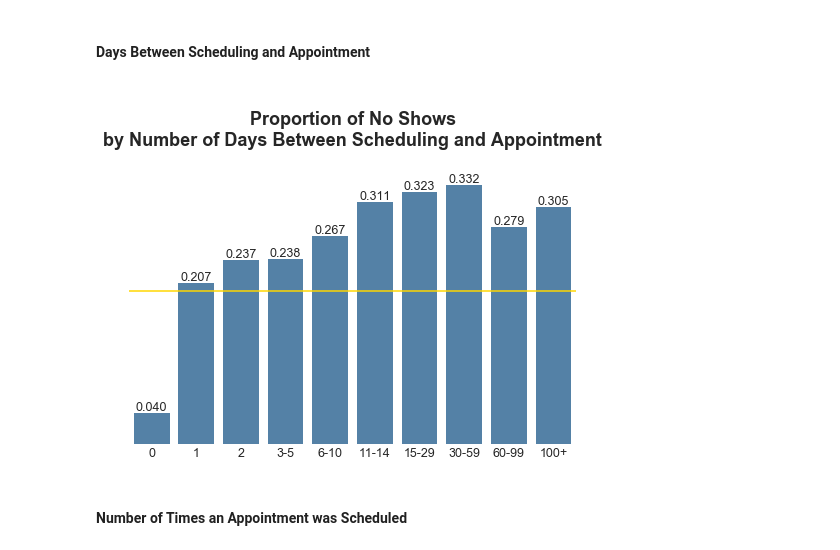
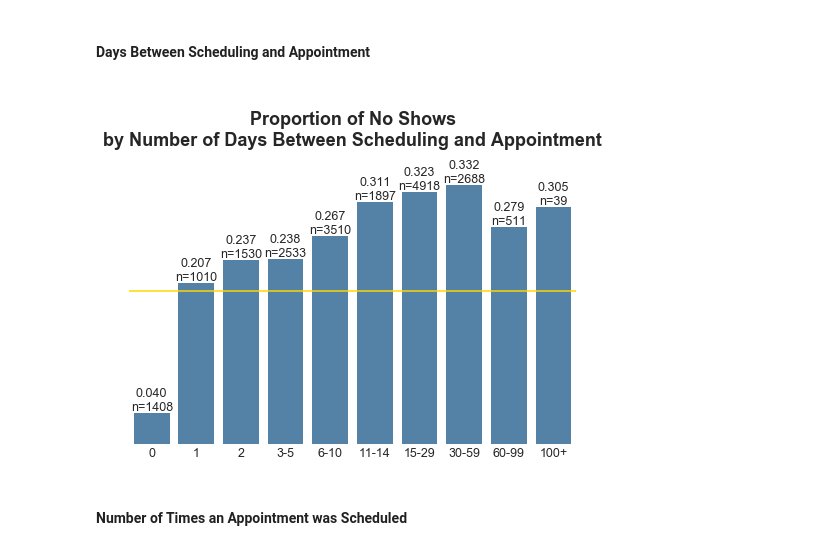
Before and after one commit to jaclynrich/appt-no-show, a Jupyter notebook: appt-no-show.ipynb, the cells around one changed output. Cells and saved outputs as stored; diff of their text form; code cells hidden in the pictures.

Commit message:
feat: add counts to by attendance proportion plots

```diff
--- a/appt-no-show.ipynb
+++ b/appt-no-show.ipynb
@@ -1456,15 +1466,17 @@ for ax in axes.reshape(-1):
         ax.set(xticklabels=['No', 'Yes'])
         ax.set(xlabel = xlabels[i], ylabel = '')
     if i == 2:
-        ax.set_title('\n' + ' '*30 + 'Patient Characteristics by Proportion of No Shows\n\n', fontsize = 18,
+        ax.set_title('\n' + ' '*30 + 'Proportion of No Shows by Patient Characteristics\n\n', fontsize = 18,
                      fontweight = 'bold')
-    i += 1
 
+    j = 0
     for p in ax.patches:
         height = p.get_height()
         ax.text(p.get_x() + p.get_width()/2.,
                 height + 0.01,
-                '{:0.3f}'.format(height),
+                '{:0.3f}\nn={}'.format(height, freqs_labels[fields[i]][j]),
                 ha="center")
+        j +=1
+    i += 1
 plt.show()
 # %% [output]
@@ -1495,12 +1507,14 @@ plt.ylabel('')
 ax.set(yticklabels='')
 plt.axhline(y=no_show_rate, color = 'gold')
 
+j = 0
 for p in ax.patches:
     height = p.get_height()
     ax.text(p.get_x() + p.get_width()/2.,
             height + 0.01,
-            '{:0.3f}'.format(height),
+            '{:0.3f}\nn={}'.format(height, freqs_labels['NumHandicaps'][j]),
             ha="center")
+    j +=1
 
 plt.show();
 # %% [output]
@@ -1545,12 +1559,14 @@ plt.ylabel('')
 ax.set(yticklabels='')
 plt.axhline(y=no_show_rate, color = 'gold')
 
+j = 0
 for p in ax.patches:
     height = p.get_height()
     ax.text(p.get_x() + p.get_width()/2.,
             height + 0.003,
-            '{:0.3f}'.format(height),
+            '{:0.3f}\nn={}'.format(height, freqs_labels['DayOfWeek'][j]),
             ha="center")
+    j +=1
 
 plt.title('\nProportion of No Shows\nby Day of Week of Appointment\n', fontsize = 18, fontweight = 'bold');
 # %% [output]
@@ -1567,12 +1583,14 @@ plt.ylabel('')
 ax.set(yticklabels='')
 plt.axhline(y=no_show_rate, color = 'gold')
 
+j = 0
 for p in ax.patches:
     height = p.get_height()
     ax.text(p.get_x() + p.get_width()/2.,
             height + 0.003,
-            '{:0.3f}'.format(height),
+            '{:0.3f}\nn={}'.format(height, freqs_labels['Weekend'][j]),
             ha="center")
+    j +=1
 
 plt.title('\nProportion of No Shows\nby Weekday and Weekend\n', fontsize = 18, fontweight = 'bold');
 # %% [output]
@@ -1626,31 +1644,35 @@ plt.title('\nProportion of No Shows\nby Neighborhood\n', fontsize = 18, fontweig
 # %%
 # Create a column for the sorting order
 no_show_props['DayDiffBin']['sort_order'] = no_show_props['DayDiffBin']['DayDiffBin'].map(day_diff_sorter)
 no_show_props['DayDiffBin'].sort_values(by = 'sort_order')
 no_show_props['DayDiffBin']
 
 fig, ax = plt.subplots(figsize = (8, 5))
 sns.barplot(x = 'sort_order', y = 'prop', data = no_show_props['DayDiffBin'], color = 'steelblue');
 ax.set(xticklabels=day_diff_bin_labels)
 
 sns.despine(left = True, bottom = True)
 plt.xticks(rotation = 0)
 plt.xlabel('')
 plt.ylabel('')
 ax.set(yticklabels='')
 ax.axhline(y = no_show_rate, color = 'gold')
 
+j = 0
+# sorter list for the count labels
+day_diff_sorter_list = [0, 1, 5, 6, 8, 3, 4, 7, 9, 2]
 for p in ax.patches:
     height = p.get_height()
     ax.text(p.get_x() + p.get_width()/2.,
             height + 0.003,
-            '{:0.3f}'.format(height),
+            '{:0.3f}\nn={}'.format(height, freqs_labels['DayDiffBin'][day_diff_sorter_list][j]),
             ha="center")
+    j +=1
 
 plt.title('\nProportion of No Shows\nby Number of Days Between Scheduling and Appointment\n',
           fontsize = 18, fontweight = 'bold');
 # %% [output]
-[figure, old version]
+[figure, new version]
 # %% [markdown]
 #### Number of Times an Appointment was Scheduled
 # %%
```
Also changed, not shown: parts of 7 cells of this notebook.
